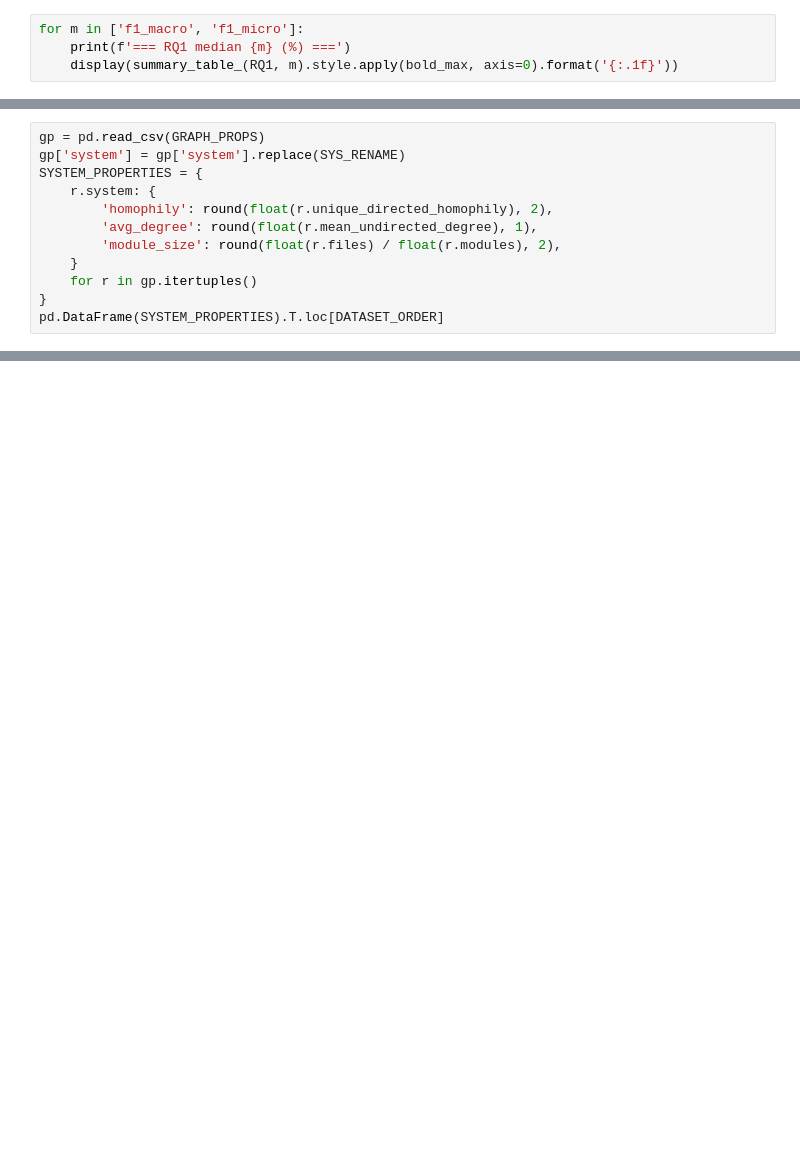
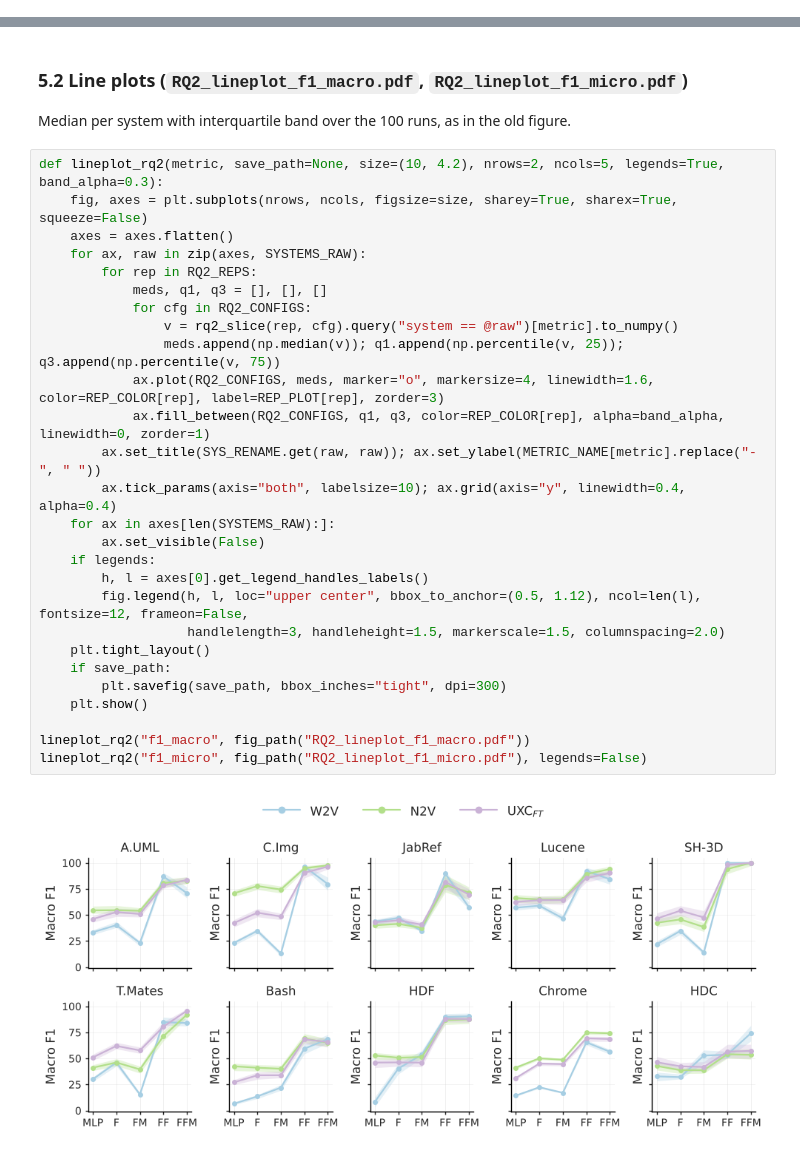
Before and after one commit to jrakhshanda/HetMap, a Jupyter notebook: results_analysis_stats.ipynb, the cells around one changed output, grey strips where cells are left out. Saved outputs shown, nothing was run; the diff lists cells and outputs as text; blank space fills up the shorter version.

```diff
--- a/results_analysis_stats.ipynb
+++ b/results_analysis_stats.ipynb
@@ -591,4 +0,0 @@ Descriptive implementation comparison: dimensions, adaptation, classifier schedu
-# %%
-for m in ['f1_macro', 'f1_micro']:
-    print(f'=== RQ1 median {m} (%) ===')
-    display(summary_table_(RQ1, m).style.apply(bold_max, axis=0).format('{:.1f}'))
@@ -931,12 +0,0 @@ Old thresholds: homophily 0.50, module size 20. The old connectivity cut (13) wo
-# %%
-gp = pd.read_csv(GRAPH_PROPS)
-gp['system'] = gp['system'].replace(SYS_RENAME)
-SYSTEM_PROPERTIES = {
-    r.system: {
-        'homophily': round(float(r.unique_directed_homophily), 2),
-        'avg_degree': round(float(r.mean_undirected_degree), 1),
-        'module_size': round(float(r.files) / float(r.modules), 2),
-    }
-    for r in gp.itertuples()
-}
-pd.DataFrame(SYSTEM_PROPERTIES).T.loc[DATASET_ORDER]
@@ -2416,0 +609,33 @@ rows: {'rq1_stats': 132, 'rq2_stats': 660, 'rq3_stats': 120, 'rq3_schedule_stats
+# %% [markdown]
+### 5.2 Line plots (`RQ2_lineplot_f1_macro.pdf`, `RQ2_lineplot_f1_micro.pdf`)
+
+Median per system with interquartile band over the 100 runs, as in the old figure.
+# %%
+def lineplot_rq2(metric, save_path=None, size=(10, 4.2), nrows=2, ncols=5, legends=True, band_alpha=0.3):
+    fig, axes = plt.subplots(nrows, ncols, figsize=size, sharey=True, sharex=True, squeeze=False)
+    axes = axes.flatten()
+    for ax, raw in zip(axes, SYSTEMS_RAW):
+        for rep in RQ2_REPS:
+            meds, q1, q3 = [], [], []
+            for cfg in RQ2_CONFIGS:
+                v = rq2_slice(rep, cfg).query("system == @raw")[metric].to_numpy()
+                meds.append(np.median(v)); q1.append(np.percentile(v, 25)); q3.append(np.percentile(v, 75))
+            ax.plot(RQ2_CONFIGS, meds, marker="o", markersize=4, linewidth=1.6, color=REP_COLOR[rep], label=REP_PLOT[rep], zorder=3)
+            ax.fill_between(RQ2_CONFIGS, q1, q3, color=REP_COLOR[rep], alpha=band_alpha, linewidth=0, zorder=1)
+        ax.set_title(SYS_RENAME.get(raw, raw)); ax.set_ylabel(METRIC_NAME[metric].replace("-", " "))
+        ax.tick_params(axis="both", labelsize=10); ax.grid(axis="y", linewidth=0.4, alpha=0.4)
+    for ax in axes[len(SYSTEMS_RAW):]:
+        ax.set_visible(False)
+    if legends:
+        h, l = axes[0].get_legend_handles_labels()
+        fig.legend(h, l, loc="upper center", bbox_to_anchor=(0.5, 1.12), ncol=len(l), fontsize=12, frameon=False,
+                   handlelength=3, handleheight=1.5, markerscale=1.5, columnspacing=2.0)
+    plt.tight_layout()
+    if save_path:
+        plt.savefig(save_path, bbox_inches="tight", dpi=300)
+    plt.show()
+
+lineplot_rq2("f1_macro", fig_path("RQ2_lineplot_f1_macro.pdf"))
+lineplot_rq2("f1_micro", fig_path("RQ2_lineplot_f1_micro.pdf"), legends=False)
+# %% [output]
+[figure, added]
```
Also changed, not shown: parts of 78 cells of this notebook, 39 other files.
